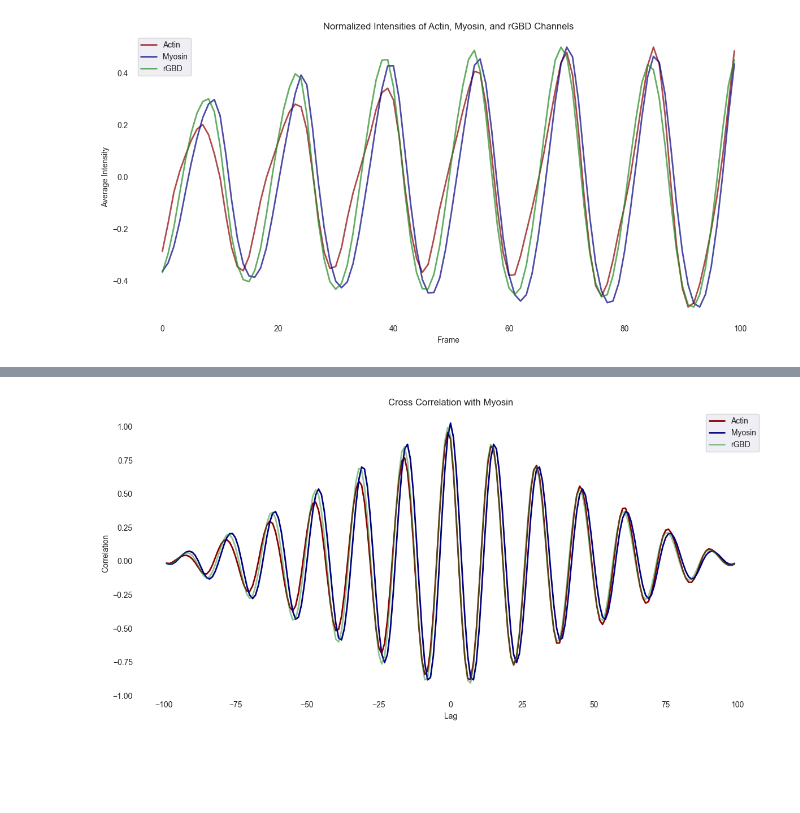
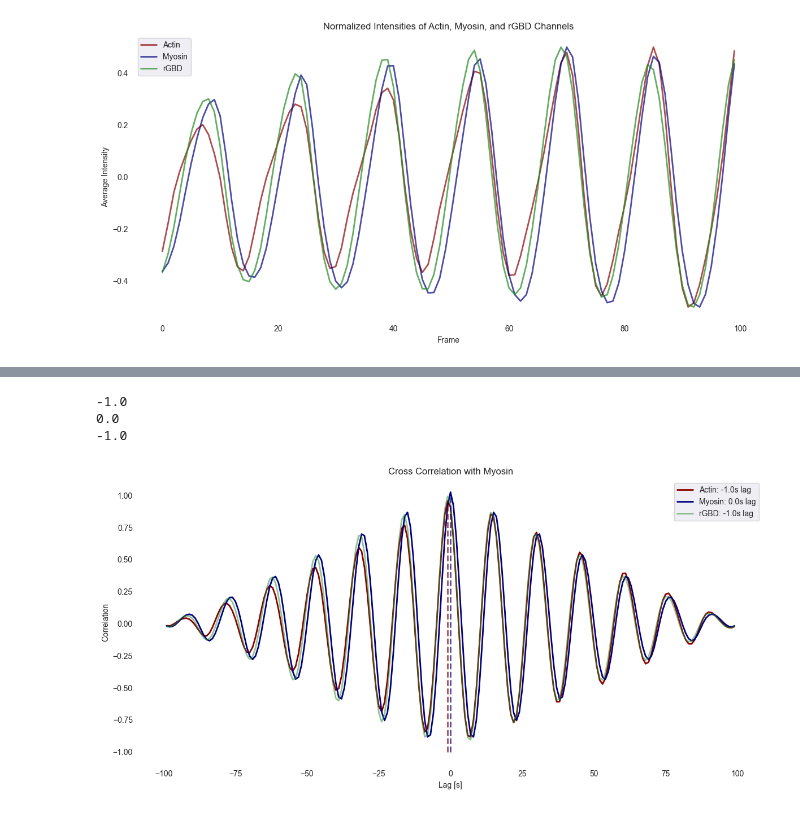
Before and after one commit to leaBroe/arcospx_analysis_quantification_correlation, a Jupyter notebook: REF52_cross_correlation.ipynb, the cells around one changed output, grey strips where cells are left out. Drawn from its saved outputs; the diff is of its cells as text; code cells hidden in the pictures; blank space fills up the shorter version.

```diff
--- a/REF52_cross_correlation.ipynb
+++ b/REF52_cross_correlation.ipynb
@@ -429,43 +429,66 @@ array([-99, -98, -97, -96, -95, -94, -93, -92, -91, -90, -89, -88, -87,
         70,  71,  72,  73,  74,  75,  76,  77,  78,  79,  80,  81,  82,
         83,  84,  85,  86,  87,  88,  89,  90,  91,  92,  93,  94,  95,
         96,  97,  98,  99])
+# %%
+#corr /= np.max(corr)
+#corr /= np.max(corr)
+delay = lags[np.argmax(corr)]
+delay_s = delay / interp_factor
+print(delay_s)
+
+#reference_corr /= np.max(reference_corr)
+delay_ref = lags[np.argmax(reference_corr)]
+delay_ref_s = delay_ref / interp_factor
+print(delay_ref_s)
+
+#corr_rgbd /= np.max(corr_rgbd)
+delay_rgbd = lags[np.argmax(corr_rgbd)]
+delay_rgbd_s = delay_rgbd / interp_factor
+print(delay_rgbd_s)
+
+names = ['rGBD','Myosin','Actin']
+delays = [delay_rgbd_s, delay_ref_s, delay_s]
+# %% [output]
+-1.0
+0.0
+-1.0
 # %%
 import matplotlib.pyplot as plt
 import numpy as np
 
 index_of_max_corr = np.argmax(corr)
 x_coordinate = lags[index_of_max_corr] / interp_factor
 
 index_of_max_corr_rgbd = np.argmax(corr_rgbd)
 x_coordinate_rgbd = lags[index_of_max_corr_rgbd] / interp_factor
 
 # Create a figure and an axes instance
 fig, ax = plt.subplots(figsize=(12, 6))  # Set a larger figure size
 
 # Plotting the data using the axes instance
-ax.plot(lags/interp_factor, corr, label="Actin", linewidth=2, color="darkred")
-ax.plot(lags/interp_factor, reference_corr, label="Myosin", linewidth=2, color="navy")
-ax.plot(lags/interp_factor, corr_rgbd, label="rGBD", alpha=0.5, linewidth=2, color="forestgreen")
+ax.plot(lags/interp_factor, corr, linewidth=2, color="darkred") # actin
+ax.plot(lags/interp_factor, reference_corr, linewidth=2, color="navy") # myosin
+ax.plot(lags/interp_factor, corr_rgbd, alpha=0.5, linewidth=2, color="forestgreen") # rgbd
 
 # Adding vertical lines using the axes instance
-# ax.vlines(0, 0, max(reference_corr), color="orange", linestyle="dashed", alpha=0.7, linewidth=2)
-# ax.vlines(x_coordinate, 0, max(corr), color="royalblue", linestyle="dashed", alpha=0.7, linewidth=2)
-# ax.vlines(x_coordinate_rgbd, 0, max(corr_rgbd), color="limegreen", linestyle="dashed", alpha=0.7, linewidth=2)
+ax.vlines(0, -1, max(reference_corr), color="navy", linestyle="dashed", alpha=0.7, linewidth=2)
+ax.vlines(x_coordinate, -1, max(corr), color="darkred", linestyle="dashed", alpha=0.7, linewidth=2)
+#ax.vlines(x_coordinate_rgbd, -1, max(corr_rgbd), color="limegreen", linestyle="dashed", alpha=0.7, linewidth=2)
 
 # Customizing the axes
 ax.set_facecolor('white')
 ax.grid(False)  # Disable the grid
 
 # Setting titles and labels
 ax.set_title("Cross Correlation with Myosin")
-ax.set_xlabel("Lag")
+ax.set_xlabel("Lag [s]")
 ax.set_ylabel("Correlation")
-ax.legend()
+ax.legend([f'{channel}: {delay}s lag' for channel,delay in zip(names[::-1],delays[::-1])],loc='upper right')
 
 plt.tight_layout()
 
 plt.savefig("plots/norm_v3_cross_correlation_ref52.png", dpi=300)
 
 plt.show()
 # %% [output]
-[figure, old version]
+[figure, new version]
```
Also changed, not shown: parts of 2 cells of this notebook, 8 other files.
